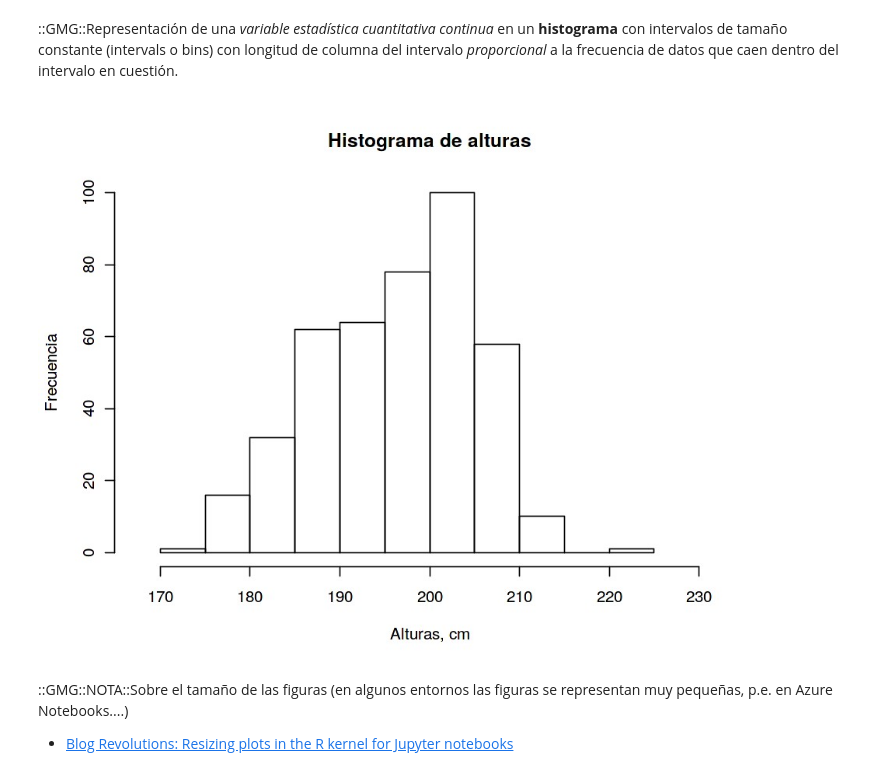
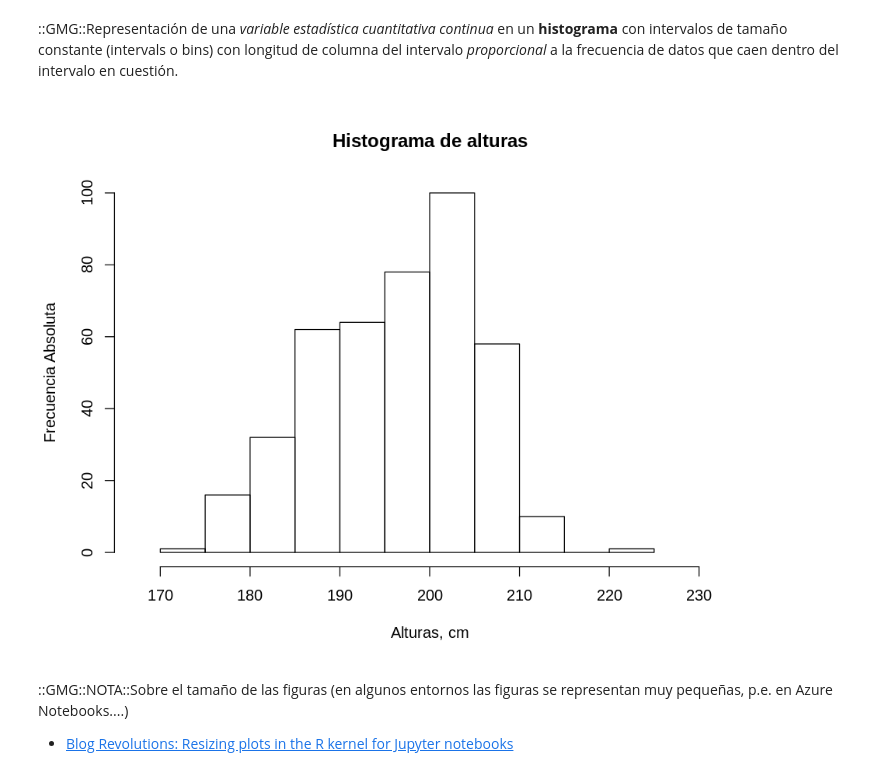
Before and after one commit to yerartdev/uc-m1965-stats, a Jupyter notebook: p1/practica1-gerardo-de-miguel-gonzalez.ipynb, the cells around one changed output. Drawn from its saved outputs; the diff is of its cells as text; code cells hidden in the pictures.

```diff
--- a/p1/practica1-gerardo-de-miguel-gonzalez.ipynb
+++ b/p1/practica1-gerardo-de-miguel-gonzalez.ipynb
@@ -73,12 +75,12 @@ if (anyNA(alturas)) {
 # %%
 options(repr.plot.width=8, repr.plot.height=6)
 histinfo<-hist(alturas,
           xlim = c(min(alturas, na.rm = TRUE) - 5,max(alturas, na.rm = TRUE) + 10),
           xlab = "Alturas, cm",
-          ylab = "Frecuencia",
+          ylab = "Frecuencia Absoluta",
           main="Histograma de alturas")
 # %% [output]
-[figure, old version]
+[figure, new version]
 # %% [markdown]
 ::GMG::NOTA::Sobre el tamaño de las figuras (en algunos entornos las figuras se representan muy pequeñas, p.e. en Azure Notebooks....)
 
```
Also changed, not shown: parts of 42 cells of this notebook.
